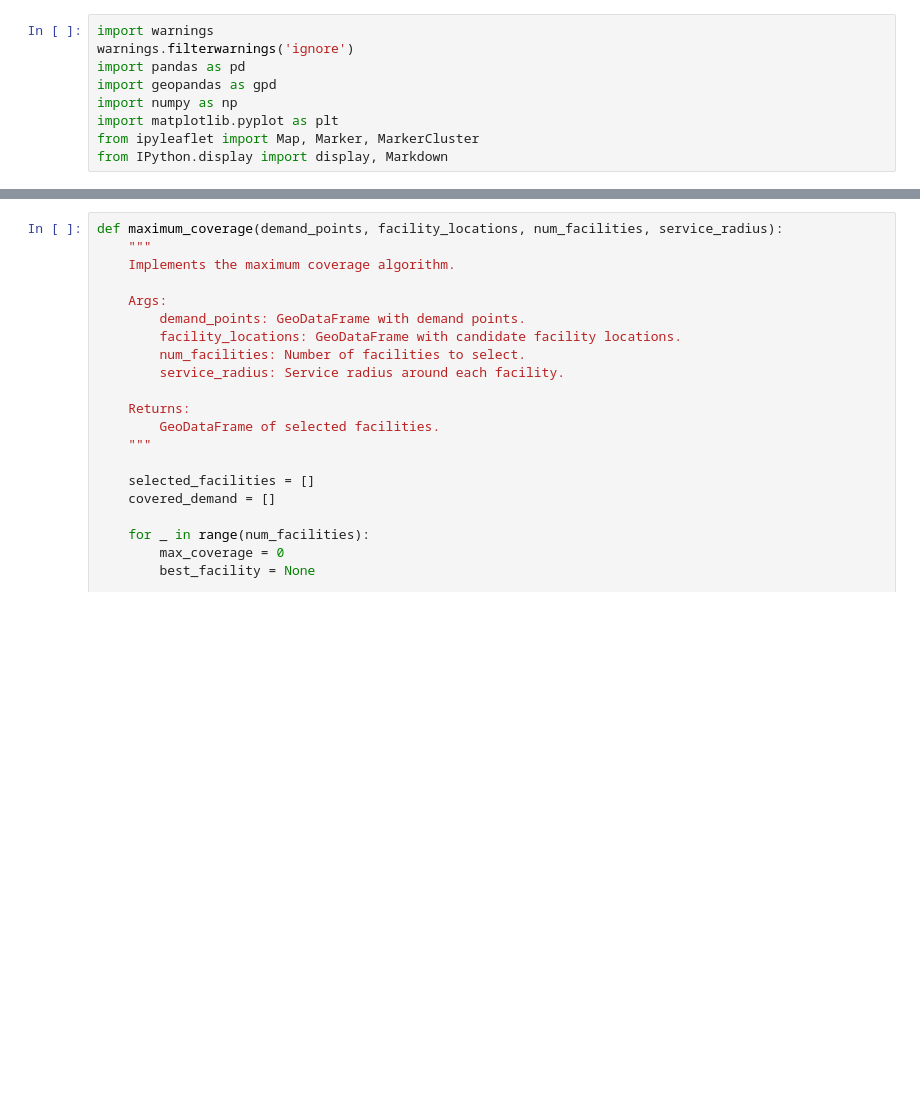
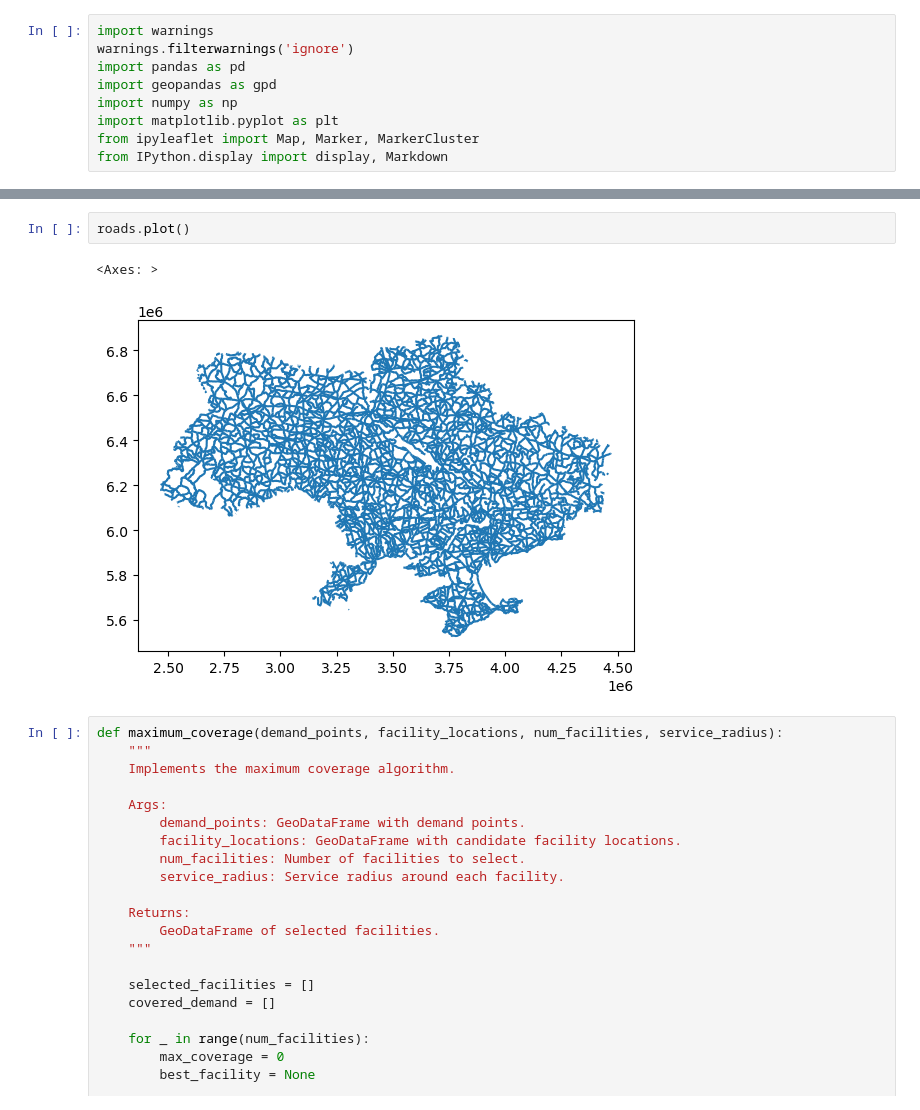
Before and after one commit to S-Luther/studious-broccoli, a Jupyter notebook: Project_4.ipynb, the cells around one changed output, grey strips where cells are left out. Saved outputs shown, nothing was run; the diff lists cells and outputs as text; blank space fills up the shorter version.

```diff
--- a/Project_4.ipynb
+++ b/Project_4.ipynb
@@ -18,3 +34,8 @@ ua = gpd.read_file("./ua.json")
+# %%
+roads.plot()
+# %% [output]
+<Axes: >
+[figure, added]
 # %%
 def maximum_coverage(demand_points, facility_locations, num_facilities, service_radius):
     """
```
Also changed, not shown: parts of 4 cells of this notebook, 6 other files.
